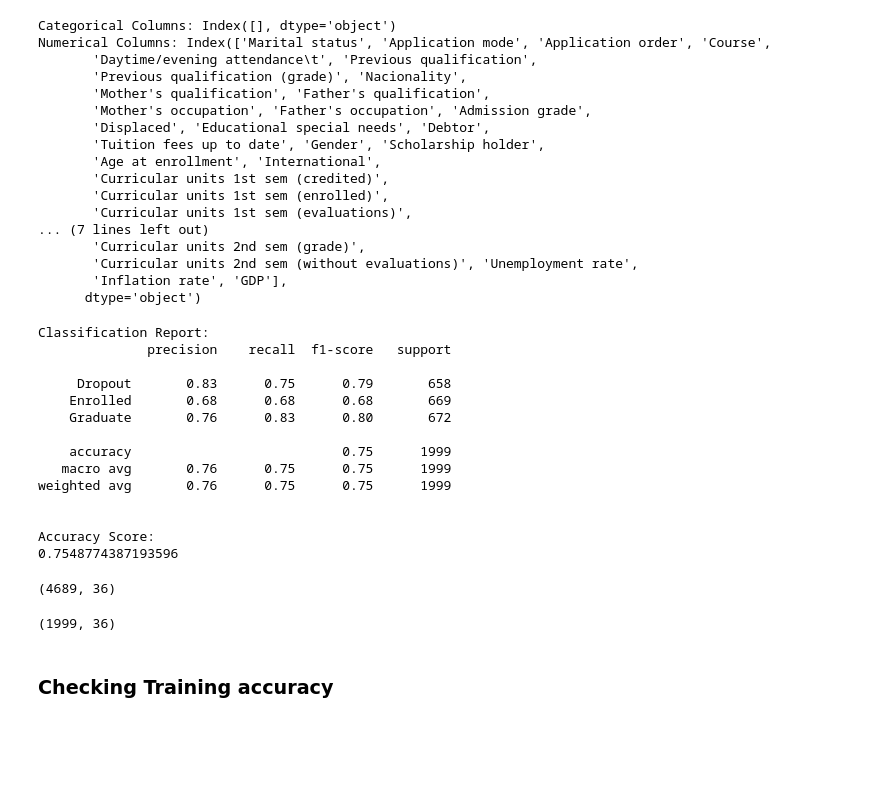
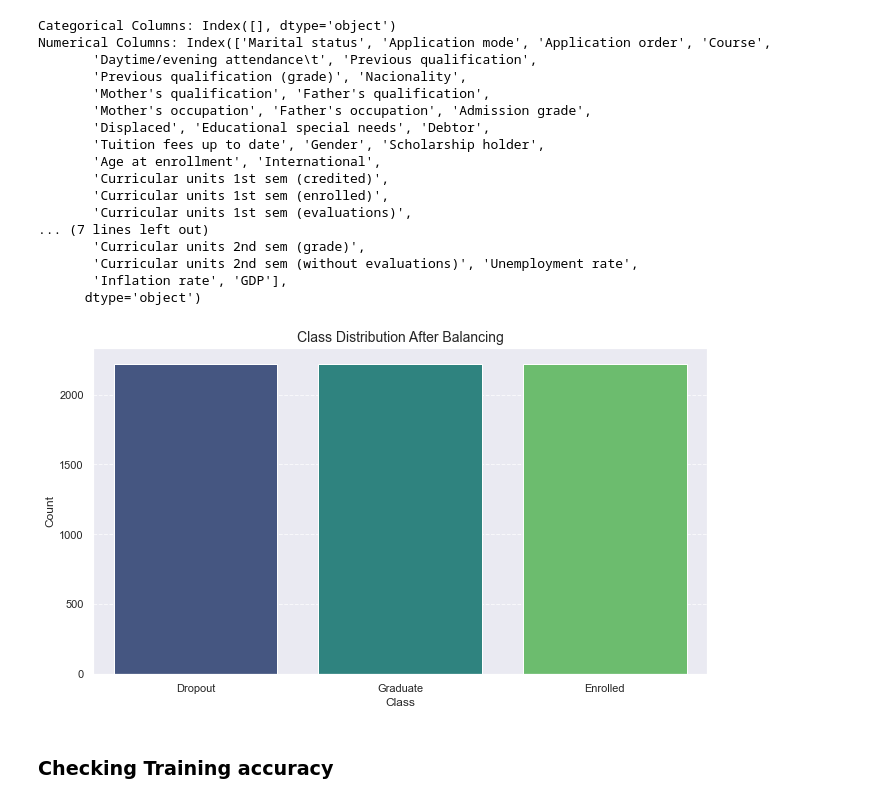
Before and after one commit to nasihbai/DataMining_Student_Assignment20-, a Jupyter notebook: Assignment.ipynb, the cells around one changed output. Cells and saved outputs as stored; diff of their text form; code cells hidden in the pictures; blank space fills up the shorter version.

```diff
--- a/Assignment.ipynb
+++ b/Assignment.ipynb
@@ -336,12 +359,17 @@ plt.show()
 * to avoid data leakage before balencing
 # %%
 from sklearn import preprocessing
+from sklearn.impute import SimpleImputer
 from sklearn.model_selection import train_test_split
 from imblearn.over_sampling import SMOTE
 
 # Assuming 'data' is already loaded and contains the 'Target' column
 X = df2.drop('Target', axis=1)
 y = df2['Target']
+X_train, X_test, y_train, y_test = train_test_split(X, y.values.ravel(), test_size=0.3, random_state=0, stratify=y)
+# Step 2: Handle missing values
+imputer = SimpleImputer(strategy='mean')  # Use 'median' or 'most_frequent' as needed
+X = pd.DataFrame(imputer.fit_transform(X), columns=X.columns)
 
 # Apply SMOTE for balancing
 smote = SMOTE(random_state=42)
@@ -398,71 +426,17 @@ Numerical Columns: Index(['Marital status', 'Application mode', 'Application ord
        'Curricular units 2nd sem (without evaluations)', 'Unemployment rate',
        'Inflation rate', 'GDP'],
       dtype='object')
-# %%
-from sklearn.model_selection import GridSearchCV
-from sklearn.linear_model import LogisticRegression
-from sklearn.preprocessing import StandardScaler
-from sklearn.metrics import classification_report, confusion_matrix, accuracy_score
-
-
-# Step 1: Standardize the Features
-scaler = StandardScaler()
-X_balanced_scaled = scaler.fit_transform(X_balanced)
-
-# Step 2: Split the Data into Training and Testing Sets
-X_train, X_test, y_train, y_test = train_test_split(X_balanced_scaled, y_balanced, test_size=0.3, random_state=42)
-
-# Step 3: Handle Class Imbalance using SMOTE
-smote = SMOTE(random_state=42)
-X_train, y_train = smote.fit_resample(X_train, y_train)
-
-# Step 4: Initialize Logistic Regression Model with GridSearchCV for Hyperparameter Tuning
-param_grid = {
-    'C': [0.01, 0.1, 1, 10, 100],
-    'solver': ['liblinear', 'lbfgs', 'sag'],
-    'penalty': ['l2']  # Use 'l1' with 'saga' if needed
-}
-grid_search = GridSearchCV(LogisticRegression(max_iter=1000, random_state=42), param_grid, cv=5, scoring='accuracy')
-grid_search.fit(X_train, y_train)
-
-# Retrieve the Best Model
-best_model = grid_search.best_estimator_
-
-# Step 5: Fit the Best Model on the Training Data
-best_model.fit(X_train, y_train)
-
-# Step 6: Make Predictions on the Test Data
-y_pred = best_model.predict(X_test)
-
-# Step 7: Evaluate the Model
-print("\nClassification Report:")
-print(classification_report(y_test, y_pred))
-
-print("\nAccuracy Score:")
-print(accuracy_score(y_test, y_pred))
-# %% [output]
-Classification Report:
-              precision    recall  f1-score   support
-
-     Dropout       0.83      0.75      0.79       658
-    Enrolled       0.68      0.68      0.68       669
-    Graduate       0.76      0.83      0.80       672
-
-    accuracy                           0.75      1999
-   macro avg       0.76      0.75      0.75      1999
-weighted avg       0.76      0.75      0.75      1999
-
-
-Accuracy Score:
-0.7548774387193596
 # %%
-X_train.shape
+# Step 6: Plot class distribution after balancing
+plt.figure()
+sns.countplot(data=balanced_data, x='Target', palette='viridis')
+plt.title('Class Distribution After Balancing', fontsize=14)
+plt.xlabel('Class', fontsize=12)
+plt.ylabel('Count', fontsize=12)
+plt.grid(axis='y', linestyle='--', alpha=0.7)
+plt.show()
 # %% [output]
-(4689, 36)
+[figure, added]
-# %%
-X_test.shape
-# %% [output]
-(1999, 36)
 # %% [markdown]
 ### Checking Training accuracy
 # %%
```
Also changed, not shown: parts of 9 cells of this notebook, 1 other file.
